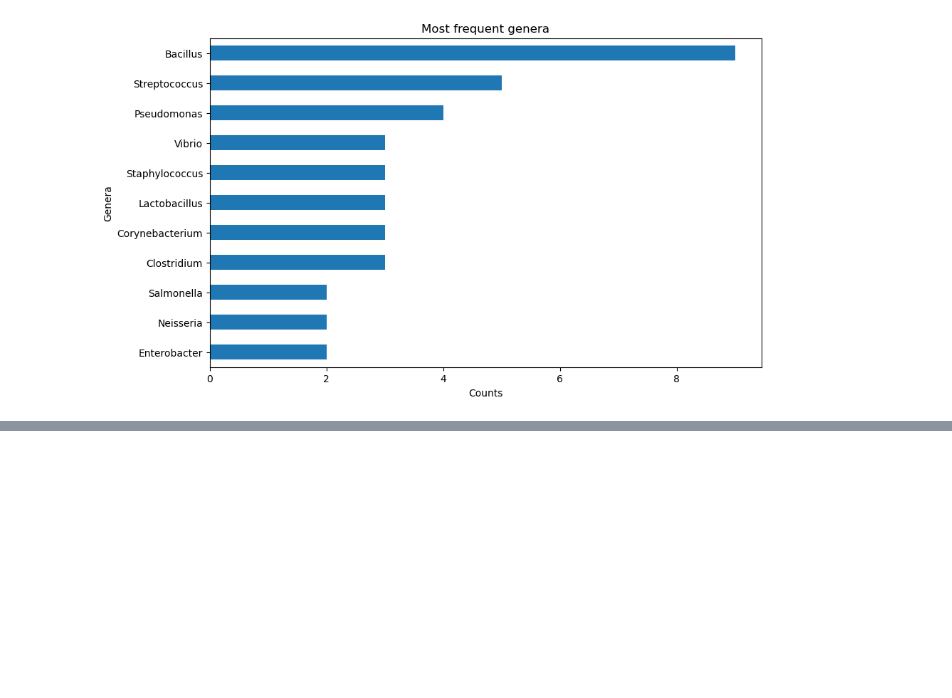
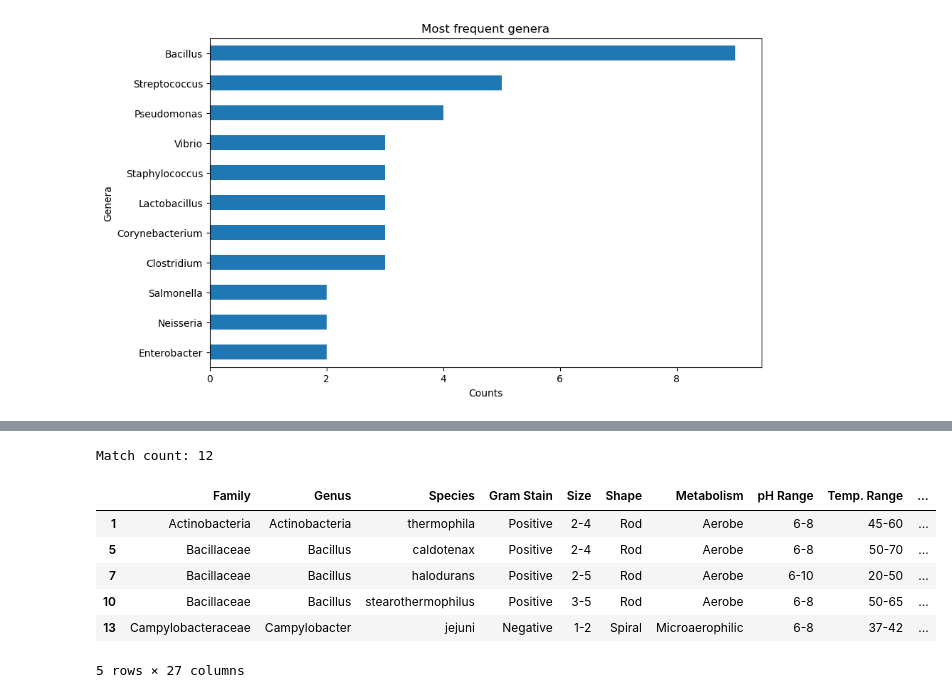
Before and after one commit to kucupwn/MicrobesGrid, a Jupyter notebook: main.ipynb, the cells around one changed output, grey strips where cells are left out. Cells and saved outputs as stored; diff of their text form; code cells hidden in the pictures; blank space fills up the shorter version.

```diff
--- a/main.ipynb
+++ b/main.ipynb
@@ -113,0 +105,5 @@ display(base_tolerant)
+# %%
+df[["Temp Lower", "Temp Upper"]] = df["Temp. Range"].str.split("-", expand=True)
+
+df["Temp Lower"] = pd.to_numeric(df["Temp Lower"])
+df["Temp Upper"] = pd.to_numeric(df["Temp Upper"])
@@ -113,0 +124,14 @@ display(base_tolerant)
+# %%
+high_temp_tolerant = df[df["Temp Upper"] > 40]
+
+print(f"Match count: {high_temp_tolerant.shape[0]}")
+display(high_temp_tolerant.head(5))
+# %% [output]
+Match count: 12
+|  | Family | Genus | Species | Gram Stain | Size | Shape | Metabolism | pH Range | Temp. Range | ... |
+| 1 | Actinobacteria | Actinobacteria | thermophila | Positive | 2-4 | Rod | Aerobe | 6-8 | 45-60 | ... |
+| 5 | Bacillaceae | Bacillus | caldotenax | Positive | 2-4 | Rod | Aerobe | 6-8 | 50-70 | ... |
+| 7 | Bacillaceae | Bacillus | halodurans | Positive | 2-5 | Rod | Aerobe | 6-10 | 20-50 | ... |
+| 10 | Bacillaceae | Bacillus | stearothermophilus | Positive | 3-5 | Rod | Aerobe | 6-8 | 50-65 | ... |
+| 13 | Campylobacteraceae | Campylobacter | jejuni | Negative | 1-2 | Spiral | Microaerophilic | 6-8 | 37-42 | ... |
+5 rows × 27 columns
```
Also changed, not shown: parts of 3 cells of this notebook.
